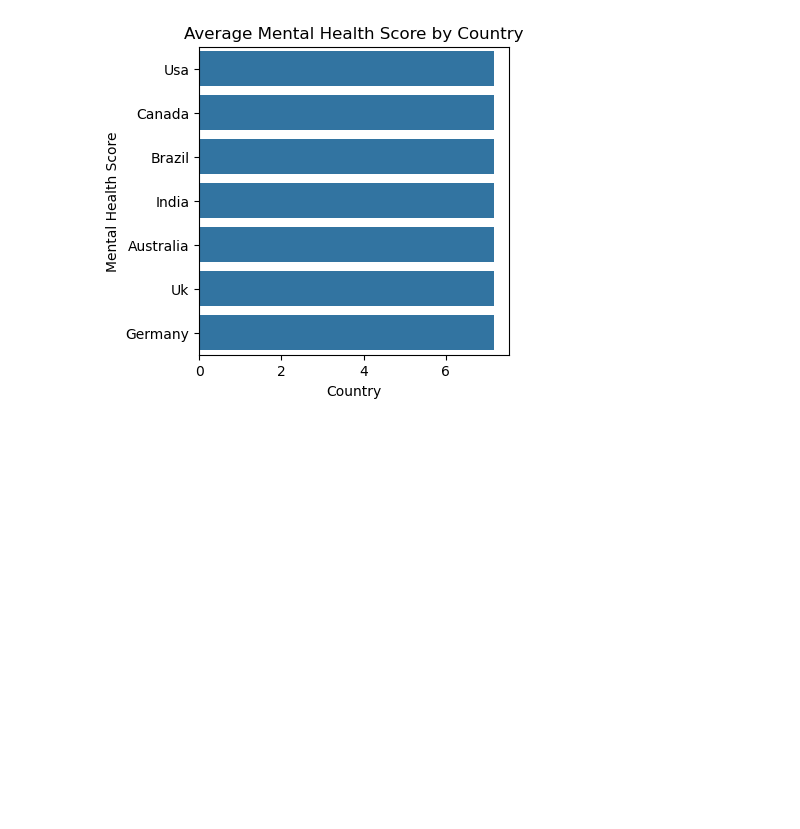
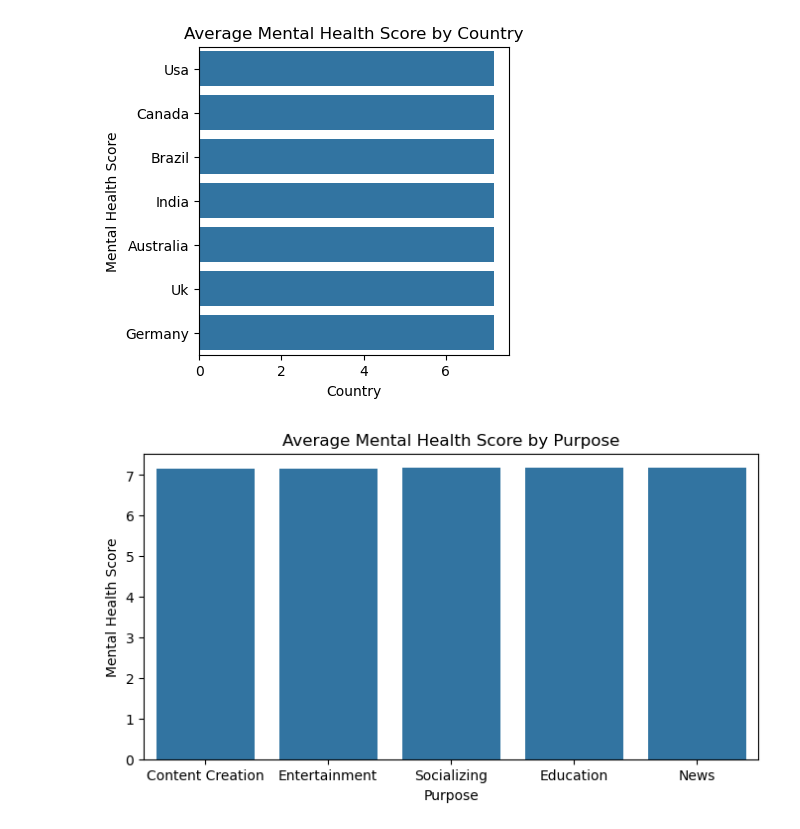
Before and after one commit to Adris3/mental_health_analysis, a Jupyter notebook: notebooks/eda.ipynb, the cells around one changed output. Cells and saved outputs as stored; diff of their text form; code cells hidden in the pictures; blank space fills up the shorter version.

Commit message:
Average mental health score by purpose shows the same thing: very similar scores despite different purposes.

```diff
--- a/notebooks/eda.ipynb
+++ b/notebooks/eda.ipynb
@@ -117,3 +117,14 @@ plt.xlabel("Country")
 plt.show()
 # %% [output]
 [figure]
+# %%
+# Group by purpose
+purpose_breakdown = social_media_data.groupby("purpose")["mental_health_score"].mean().sort_values()
+plt.figure(figsize=(8, 4))
+sns.barplot(x = purpose_breakdown.index, y = purpose_breakdown.values)
+plt.title("Average Mental Health Score by Purpose")
+plt.ylabel("Mental Health Score")
+plt.xlabel("Purpose")
+plt.show()
+# %% [output]
+[figure, added]
```
